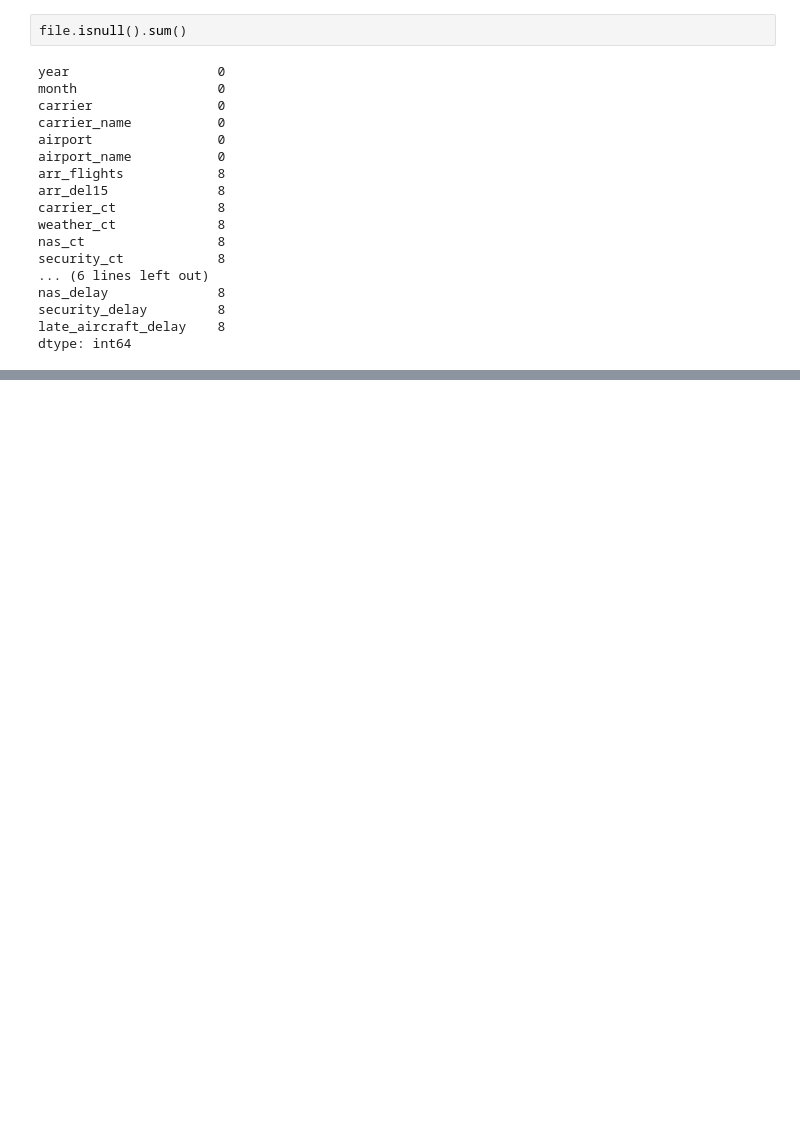
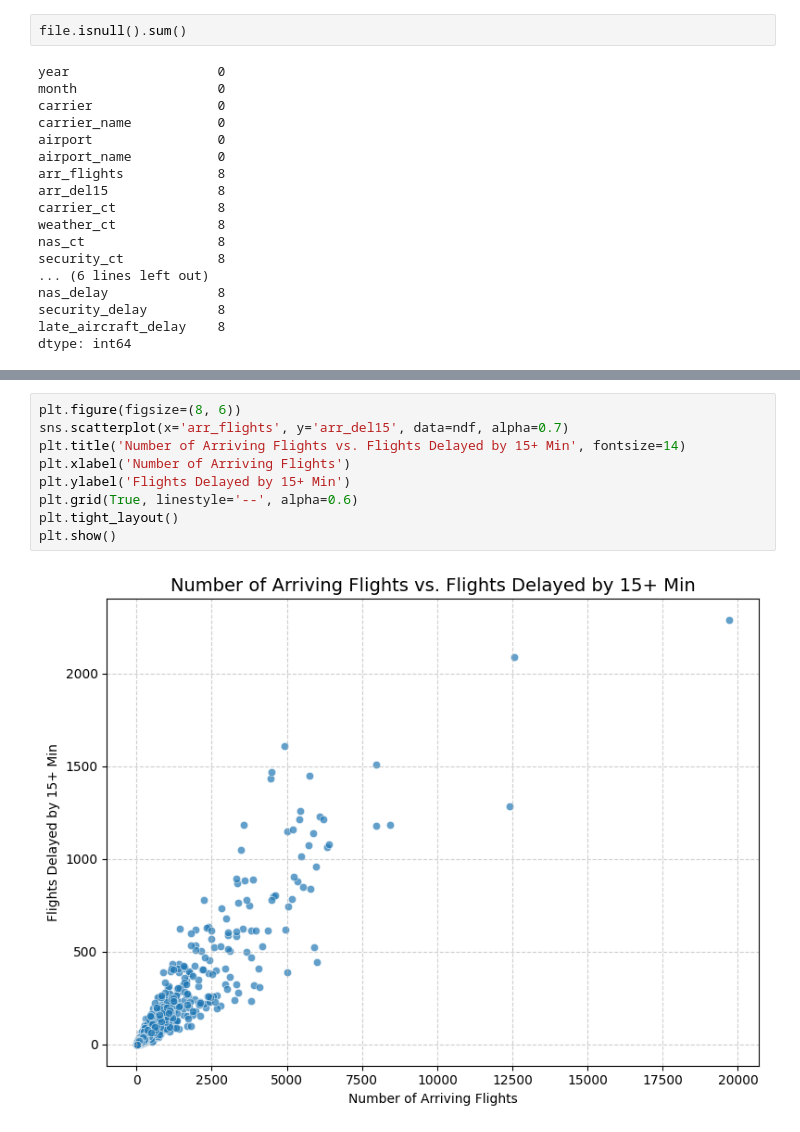
Before and after one commit to HHQuraishi/Flight-Delay-Analysis, a Jupyter notebook: airline_delay.ipynb, the cells around one changed output, grey strips where cells are left out. Saved outputs shown, nothing was run; the diff lists cells and outputs as text; blank space fills up the shorter version.

```diff
--- a/airline_delay.ipynb
+++ b/airline_delay.ipynb
@@ -82,0 +200,11 @@ file.describe().T
+# %%
+plt.figure(figsize=(8, 6))
+sns.scatterplot(x='arr_flights', y='arr_del15', data=ndf, alpha=0.7)
+plt.title('Number of Arriving Flights vs. Flights Delayed by 15+ Min', fontsize=14)
+plt.xlabel('Number of Arriving Flights')
+plt.ylabel('Flights Delayed by 15+ Min')
+plt.grid(True, linestyle='--', alpha=0.6)
+plt.tight_layout()
+plt.show()
+# %% [output]
+[figure, added]
```
Also changed, not shown: parts of 12 cells of this notebook, 1 other file.
